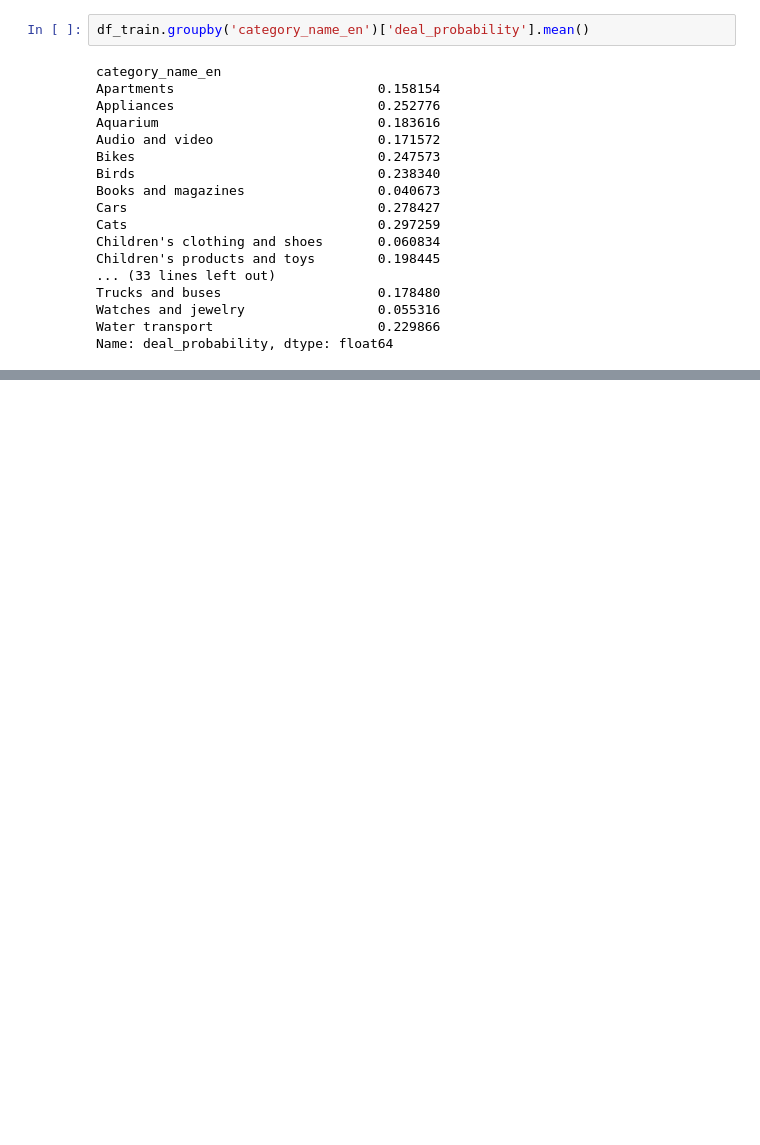
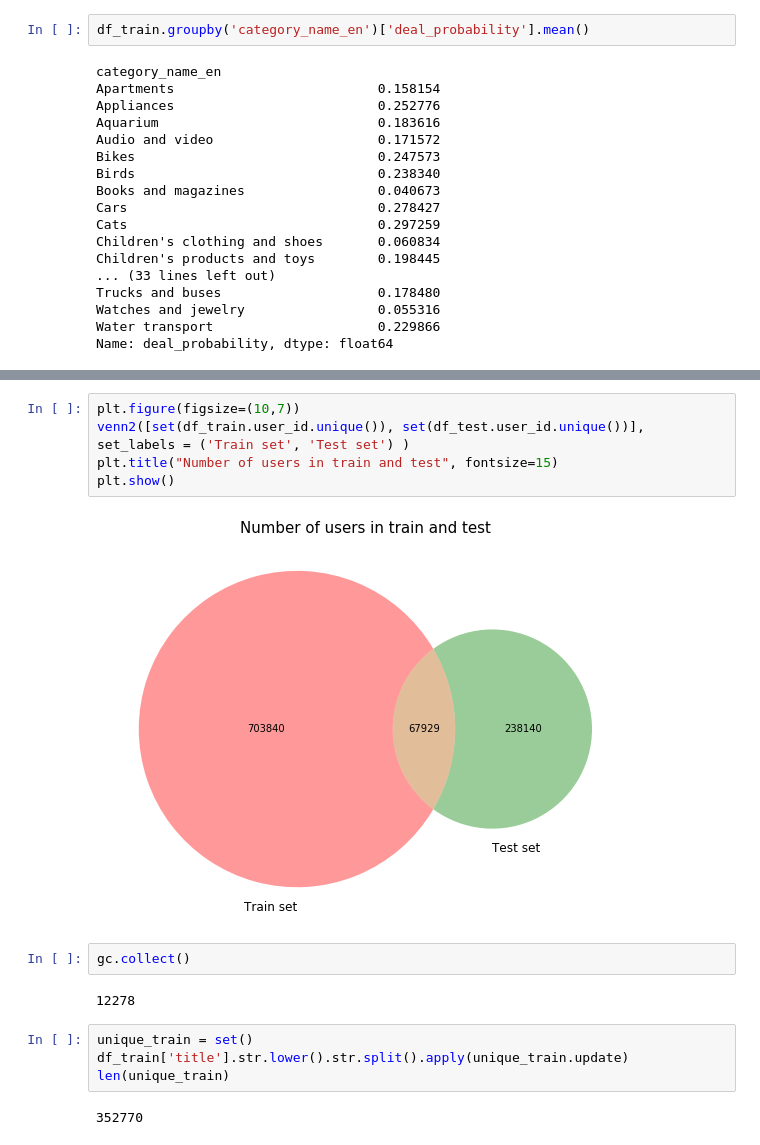
Before and after one commit to anshulrai/Kaggle-Challenges, a Jupyter notebook: Avito Demand Prediction Challenge/Baseline.ipynb, the cells around one changed output, grey strips where cells are left out. Cells and saved outputs as stored; diff of their text form; blank space fills up the shorter version.

```diff
--- a/Avito Demand Prediction Challenge/Baseline.ipynb
+++ b/Avito Demand Prediction Challenge/Baseline.ipynb
@@ -261,0 +356,17 @@ Name: deal_probability, dtype: float64
+# %%
+plt.figure(figsize=(10,7))
+venn2([set(df_train.user_id.unique()), set(df_test.user_id.unique())], set_labels = ('Train set', 'Test set') )
+plt.title("Number of users in train and test", fontsize=15)
+plt.show()
+# %% [output]
+[figure, added]
+# %%
+gc.collect()
+# %% [output]
+12278
+# %%
+unique_train = set()
+df_train['title'].str.lower().str.split().apply(unique_train.update)
+len(unique_train)
+# %% [output]
+352770
```
Also changed, not shown: parts of 18 cells of this notebook.
